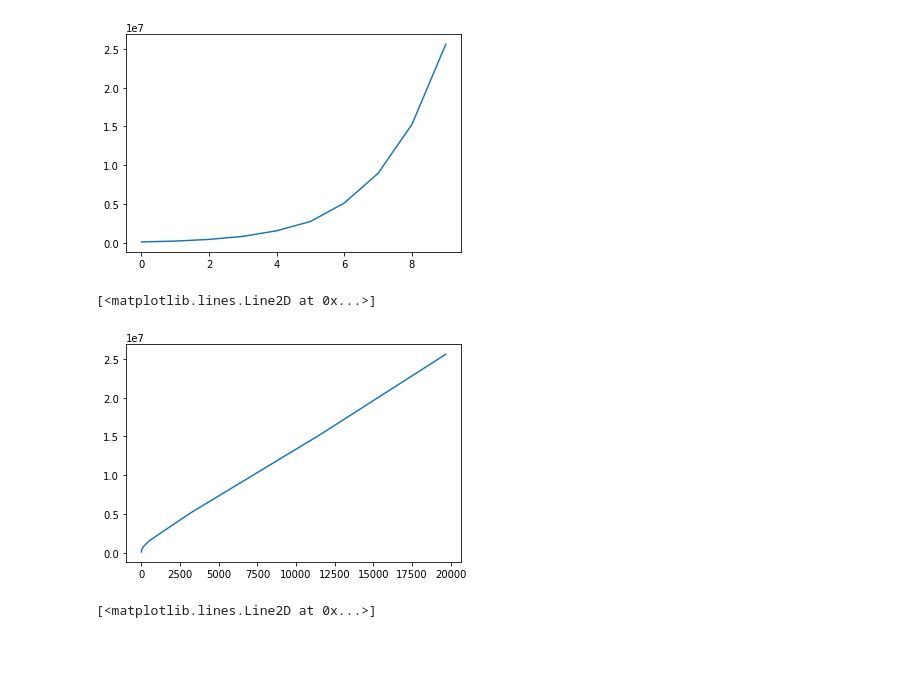
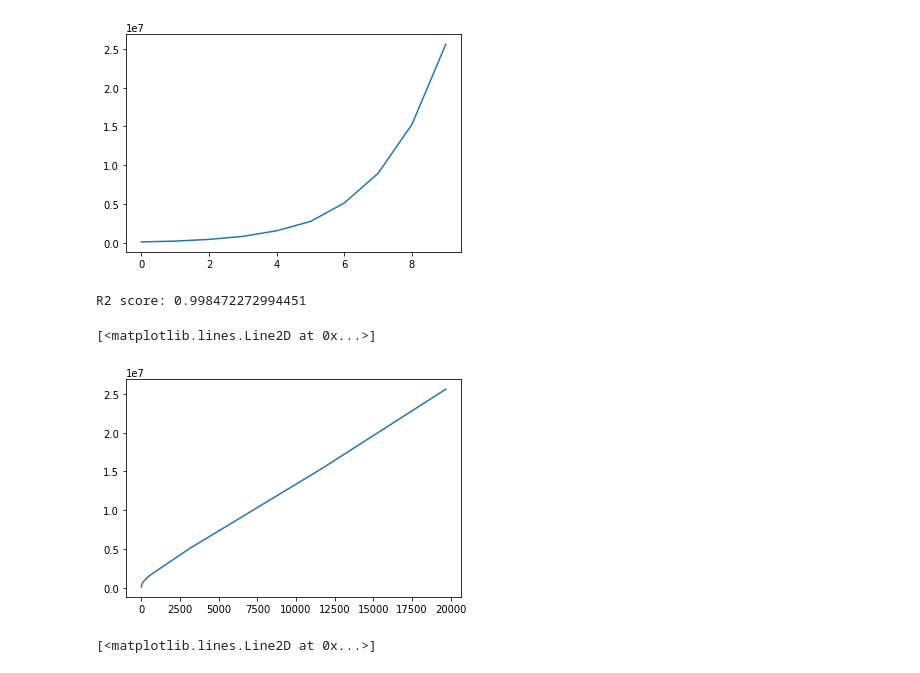
Before and after one commit to antaressgzz/502-web-graph, a Jupyter notebook: web_graph.ipynb, the cells around one changed output. Saved outputs shown, nothing was run; the diff lists cells and outputs as text; code cells hidden in the pictures.

```diff
--- a/web_graph.ipynb
+++ b/web_graph.ipynb
@@ -126,11 +153,14 @@ plt.plot(np.log2(size), nes)
 # %% [output]
 [<matplotlib.lines.Line2D at 0x...>]
 [figure]
-# %%
-plt.plot(np.log2(size)**4.5, nes)
-# %% [output]
-[<matplotlib.lines.Line2D at 0x...>]
-[figure, removed]
+# %%
+reg = LinearRegression().fit(np.array(np.log2(size)**4.5).reshape(-1,1), nes)
+print('R2 score:', reg.score(np.array(np.log2(size)**4.5).reshape(-1,1), nes))
+plt.plot(np.log2(size)**4.5, nes)
+# %% [output]
+R2 score: 0.998472272994451
+[<matplotlib.lines.Line2D at 0x...>]
+[figure, added]
 # %%
 plt.plot(size, nvs)
 # %% [output]
```
Also changed, not shown: parts of 22 cells of this notebook, 1 other file.
